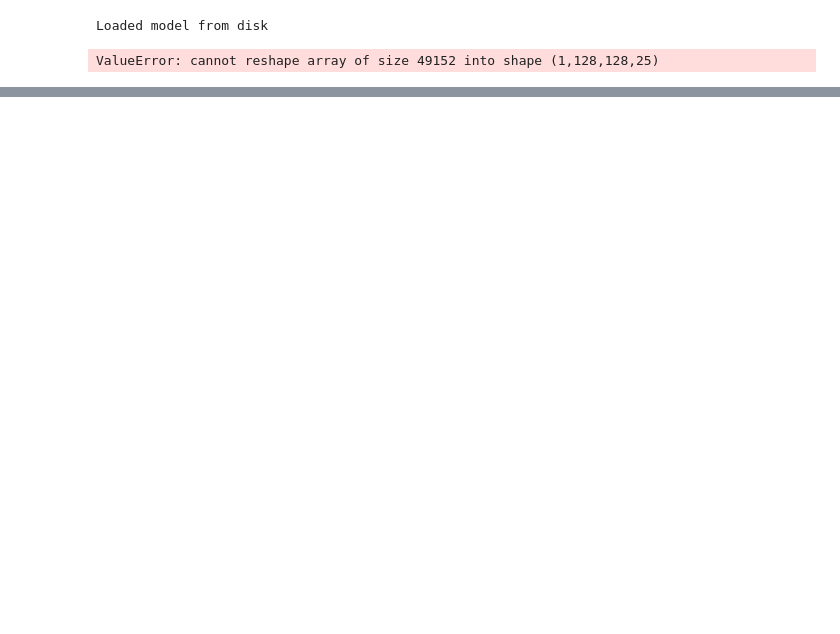
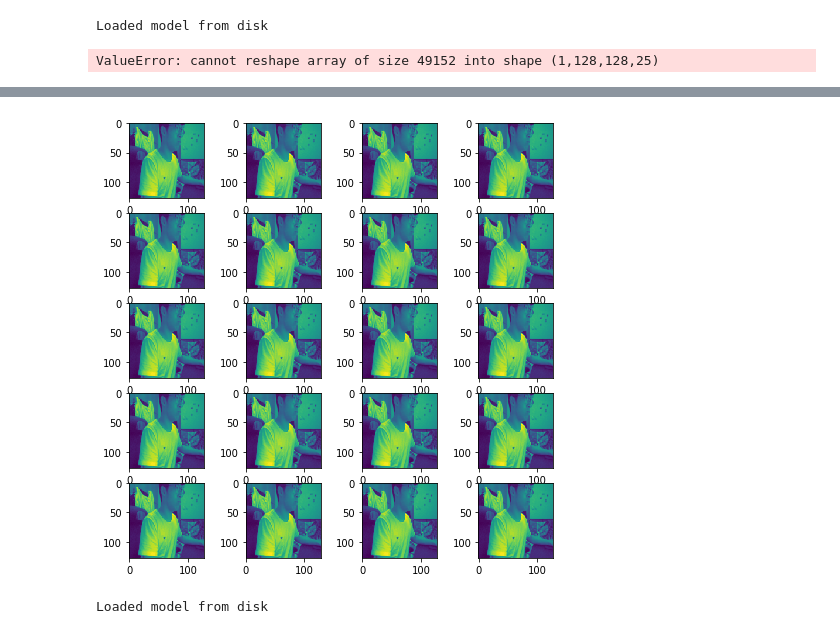
Before and after one commit to DuckFarren/beatboxing-3dcnn-lstm, a Jupyter notebook: predict.ipynb, the cells around one changed output, grey strips where cells are left out. Saved outputs shown, nothing was run; the diff lists cells and outputs as text; code cells hidden in the pictures; blank space fills up the shorter version.

```diff
--- a/predict.ipynb
+++ b/predict.ipynb
@@ -0,0 +1,4 @@
+# %%
+import numpy as np
+loaded_array = np.load('xtrain_example.npy')
+print(loaded_array.shape)
@@ -0,0 +7,11 @@
+# %%
+from keras.models import model_from_json
+
+# Loading the model
+json_file = open("model/model.json", "r")
+model_json = json_file.read()
+json_file.close()
+loaded_model = model_from_json(model_json)
+# load weights into new model
+loaded_model.load_weights("model/model.h5")
+print("Loaded model from disk")
@@ -26,6 +72,14 @@ while True:
     frame = cv2.flip(frame, 1)
     frame = cv2.cvtColor(frame, cv2.COLOR_BGR2GRAY)
 
+    for k in range(int(fps)):
+        ret, frame = cap.read()
+        frame = cv2.resize(frame,(img_rows,img_cols),interpolation=cv2.INTER_AREA)
+        gray = cv2.cvtColor(frame, cv2.COLOR_BGR2GRAY)
+        frames.append(gray)
+
+
+
     vid.append(cv2.resize(img, (128, 128)))
     img_array = np.expand_dims(img_array, axis=0)
 
@@ -55,0 +169,36 @@ ValueError: cannot reshape array of size 49152 into shape (1,128,128,25)
+# %%
+# import matplotlib.pyplot as plt
+# for aa in range(25):
+#     print(aa)
+# cv2.imread(X_test_arr[0][0][:,:,1])
+# cv2.imshow(X_test_arr[0][0][:,:,14])
+# X_test_arr[0][0][:,:,0].shape
+
+
+w=10
+h=10
+fig=plt.figure(figsize=(8, 8))
+columns = 4
+rows = 5
+for i in range(1, columns*rows +1):
+#     img = np.random.randint(10, size=(h,w))
+    fig.add_subplot(rows, columns, i)
+    plt.imshow(X_test_arr[0][0][:,:,i])
+plt.show()
+# %% [output]
+[figure, added]
+# %%
+from keras.models import model_from_json
+from keras.optimizers import SGD
+
+# Loading the model
+json_file = open("model/model.json", "r")
+model_json = json_file.read()
+json_file.close()
+loaded_model = model_from_json(model_json)
+# load weights into new model
+loaded_model.load_weights("model/model.h5")
+print("Loaded model from disk")
+loaded_model.compile( loss = "categorical_crossentropy", optimizer = SGD(lr=0.001), metrics=['mse', 'accuracy'])
+# %% [output]
+Loaded model from disk
```
Also changed, not shown: parts of 7 cells of this notebook, 6 other files.
